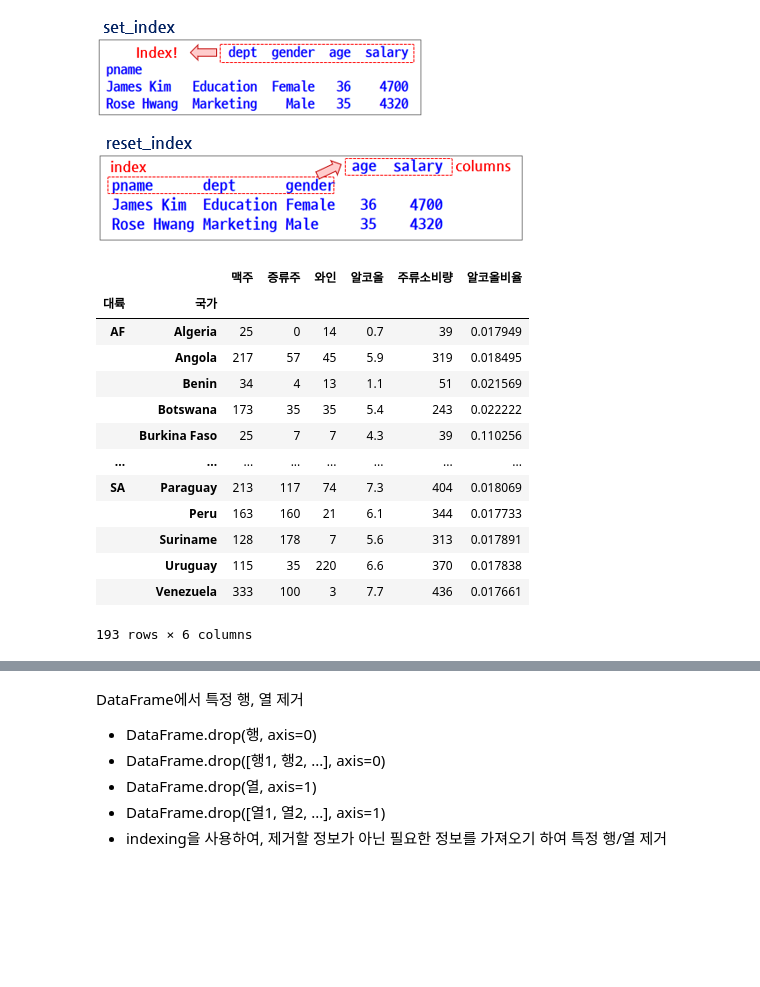
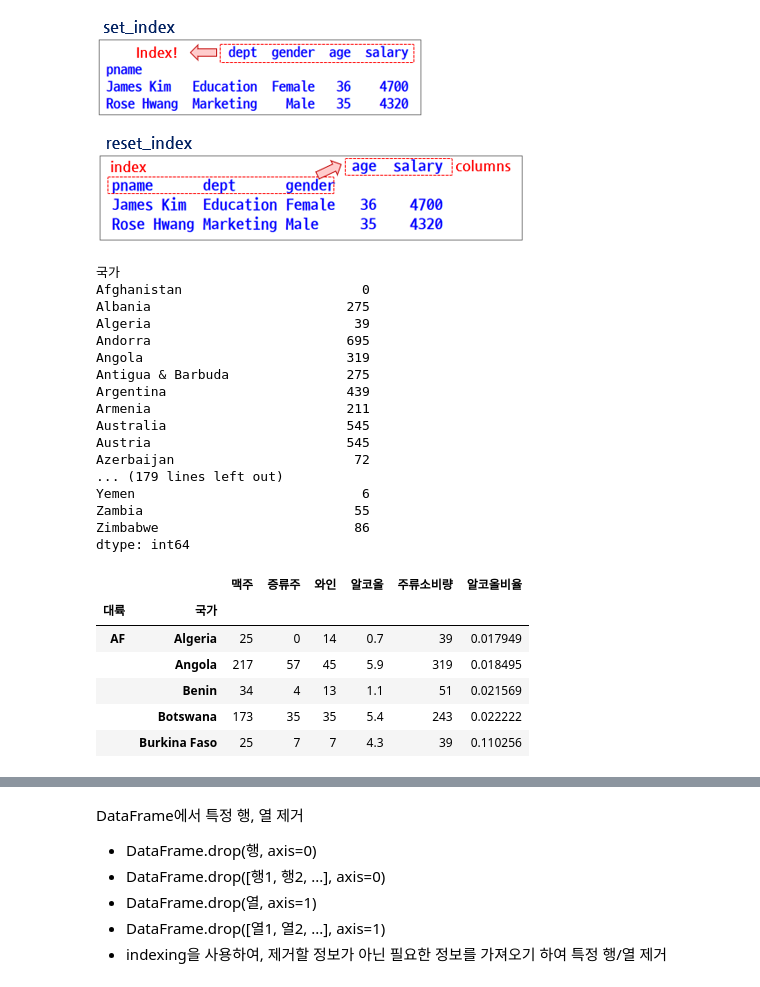
Before and after one commit to choiyun9yu/DataAnalysis, a Jupyter notebook: 빅분기 실기 자료/eduatoz/02. 판다스/[pandas_02]_drinks_LAB.ipynb, the cells around one changed output, grey strips where cells are left out. Cells and saved outputs as stored; diff of their text form; code cells hidden in the pictures; blank space fills up the shorter version.

```diff
--- a/빅분기 실기 자료/eduatoz/02. 판다스/[pandas_02]_drinks_LAB.ipynb
+++ b/빅분기 실기 자료/eduatoz/02. 판다스/[pandas_02]_drinks_LAB.ipynb
@@ -208,2 +445,4 @@ DataFrame의 행 제거
 # %%
 # [2-27] 주류소비량2 = ['맥주', '증류주', '와인']에 대해 DataFrame.sum(axis=1) 함수 사용
+df['주류소비량2'] = df[['맥주', '증류주', '와인']].sum(axis=1)
+df.head()
@@ -210,3 +456,5 @@ DataFrame의 행 제거
 # %%
 # [2-28] 주류 소비량 대비 알코올 소비량 비율을 구해 새로운 컬럼 ('알코올비율')을 추가합니다.
 # 알코올비율 = '알코올' / '주류소비량'
+df['알코올비율'] = df['알코올'] / df['주류소비량']
+df.head()
@@ -220,2 +492,4 @@ DataFrame의 행 제거
 # %%
 # [2-31] '알코올비율'이 NaN인 것에 대해 0으로 채우기 합니다.
+df['알코올비율'] = df['알코올비율'].fillna(0)
+df.head()
@@ -230,22 +511,36 @@ Columns, Index 상호 변경
 ![image.png](embedded-picture-1)
 # %%
 # [2-32] 국가별 주류 소비량 합계(맥주, 증류주, 와인의 합)를 구해 봅니다.
+df.set_index('국가')[['맥주', '증류주', '와인']].sum(axis=1)
+# %% [output]
+국가
+Afghanistan                       0
+Albania                         275
+Algeria                          39
+Andorra                         695
+Angola                          319
+Antigua & Barbuda               275
+Argentina                       439
+Armenia                         211
+Australia                       545
+Austria                         545
+Azerbaijan                       72
+... (179 lines left out)
+Yemen                             6
+Zambia                           55
+Zimbabwe                         86
+dtype: int64
 # %%
 # [2-33] df를 ['대륙', '국가']를 index로 지정하고, 대륙별, 국가명으로  정렬하여 df로 저장합니다.
+df = df.set_index(['대륙','국가']).sort_index()
+df.head()
 # %% [output]
 |  |  | 맥주 | 증류주 | 와인 | 알코올 | 주류소비량 | 알코올비율 |
 | 대륙 | 국가 |  |  |  |  |  |  |
 | AF | Algeria | 25 | 0 | 14 | 0.7 | 39 | 0.017949 |
 |  | Angola | 217 | 57 | 45 | 5.9 | 319 | 0.018495 |
 |  | Benin | 34 | 4 | 13 | 1.1 | 51 | 0.021569 |
 |  | Botswana | 173 | 35 | 35 | 5.4 | 243 | 0.022222 |
 |  | Burkina Faso | 25 | 7 | 7 | 4.3 | 39 | 0.110256 |
-| ... | ... | ... | ... | ... | ... | ... | ... |
-| SA | Paraguay | 213 | 117 | 74 | 7.3 | 404 | 0.018069 |
-|  | Peru | 163 | 160 | 21 | 6.1 | 344 | 0.017733 |
-|  | Suriname | 128 | 178 | 7 | 5.6 | 313 | 0.017891 |
-|  | Uruguay | 115 | 35 | 220 | 6.6 | 370 | 0.017838 |
-|  | Venezuela | 333 | 100 | 3 | 7.7 | 436 | 0.017661 |
-193 rows × 6 columns
 # %%
 # [2-34] df의 index를 모두 columns로 이동합니다.
```
Also changed, not shown: parts of 46 cells of this notebook, 5 other files.
